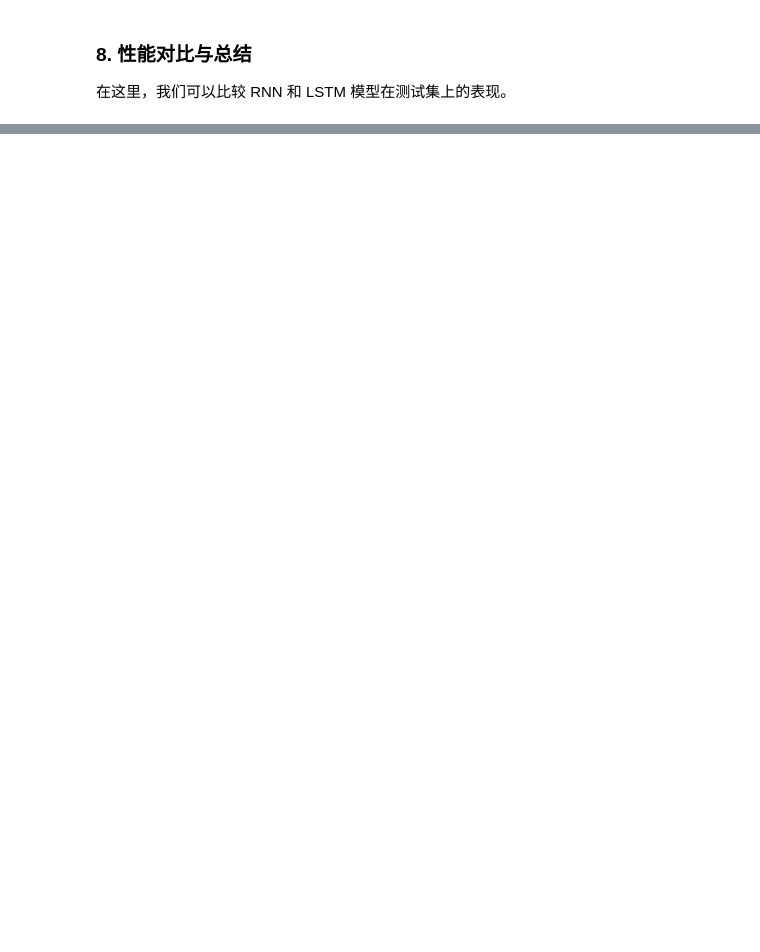
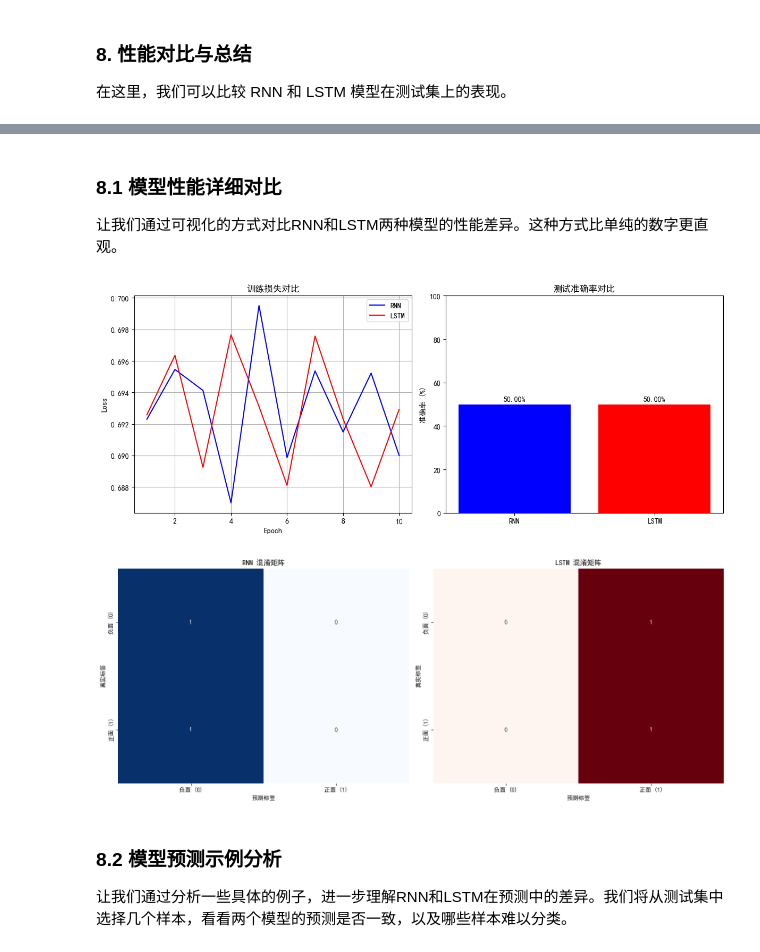
Before and after one commit to KiritoFD/RNN_lab, a Jupyter notebook: tutorial.ipynb, the cells around one changed output, grey strips where cells are left out. Cells and saved outputs as stored; diff of their text form; code cells hidden in the pictures; blank space fills up the shorter version.

```diff
--- a/tutorial.ipynb
+++ b/tutorial.ipynb
@@ -1478,0 +1133,61 @@ LSTM 模型在此任务和超参数设置下表现更好。
+# %% [markdown]
+### 8.1 模型性能详细对比
+
+让我们通过可视化的方式对比RNN和LSTM两种模型的性能差异。这种方式比单纯的数字更直观。
+# %%
+# 绘制RNN和LSTM的训练损失曲线对比
+plt.figure(figsize=(12, 5))
+
+plt.subplot(1, 2, 1)
+epochs = range(1, len(rnn_train_losses) + 1)
+plt.plot(epochs, rnn_train_losses, 'b-', label='RNN')
+plt.plot(epochs, lstm_train_losses, 'r-', label='LSTM')
+plt.title('训练损失对比')
+plt.xlabel('Epoch')
+plt.ylabel('Loss')
+plt.legend()
+plt.grid(True)
+
+# 绘制测试准确率对比 (柱状图)
+plt.subplot(1, 2, 2)
+model_names = ['RNN', 'LSTM']
+accuracies = [test_acc_rnn * 100, test_acc_lstm * 100]
+bars = plt.bar(model_names, accuracies, color=['blue', 'red'])
+plt.title('测试准确率对比')
+plt.ylabel('准确率 (%)')
+plt.ylim([0, 100])  # 确保y轴从0到100
+
+# 在柱状图上添加准确率数值标签
+for bar in bars:
+    height = bar.get_height()
+    plt.text(bar.get_x() + bar.get_width()/2., height + 1,
+             f'{height:.2f}%', ha='center', va='bottom')
+
+plt.tight_layout()
+plt.show()
+
+# 绘制混淆矩阵对比 (并排显示)
+if cm_rnn.size > 0 and cm_lstm.size > 0:
+    fig, (ax1, ax2) = plt.subplots(1, 2, figsize=(15, 6))
+
+    sns.heatmap(cm_rnn, annot=True, fmt='d', cmap='Blues', xticklabels=class_names,
+                yticklabels=class_names, ax=ax1, cbar=False)
+    ax1.set_title('RNN 混淆矩阵')
+    ax1.set_xlabel('预测标签')
+    ax1.set_ylabel('真实标签')
+
+    sns.heatmap(cm_lstm, annot=True, fmt='d', cmap='Reds', xticklabels=class_names,
+                yticklabels=class_names, ax=ax2, cbar=False)
+    ax2.set_title('LSTM 混淆矩阵')
+    ax2.set_xlabel('预测标签')
+    ax2.set_ylabel('真实标签')
+
+    plt.tight_layout()
+    plt.show()
+# %% [output]
+[figure, added]
+[figure, added]
+# %% [markdown]
+### 8.2 模型预测示例分析
+
+让我们通过分析一些具体的例子，进一步理解RNN和LSTM在预测中的差异。我们将从测试集中选择几个样本，看看两个模型的预测是否一致，以及哪些样本难以分类。
```
Also changed, not shown: parts of 23 cells of this notebook, 4 other files.
